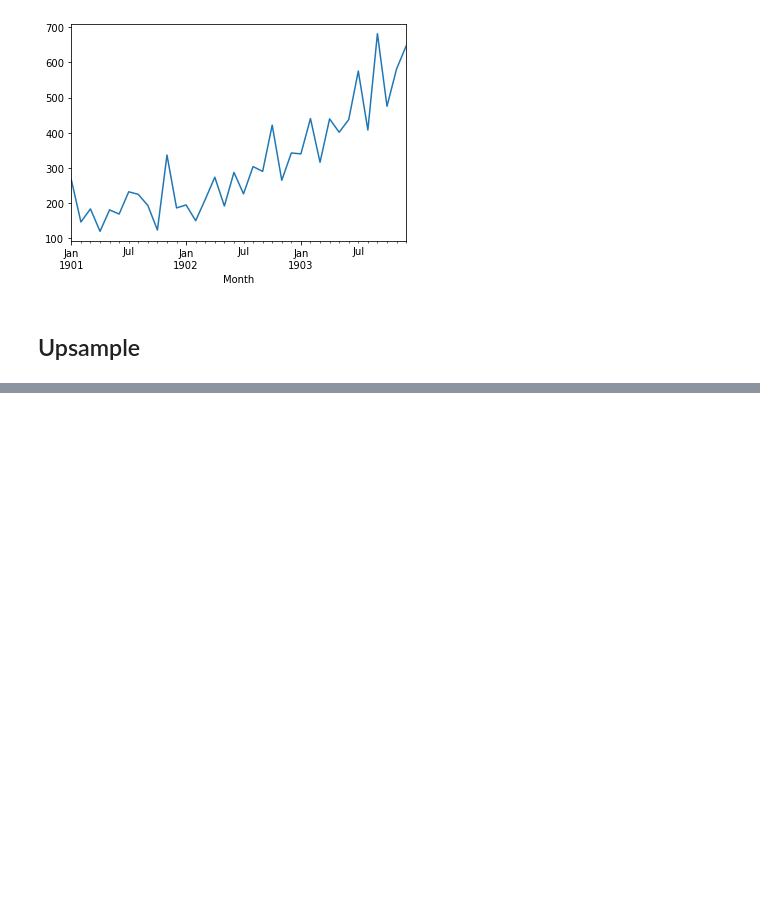
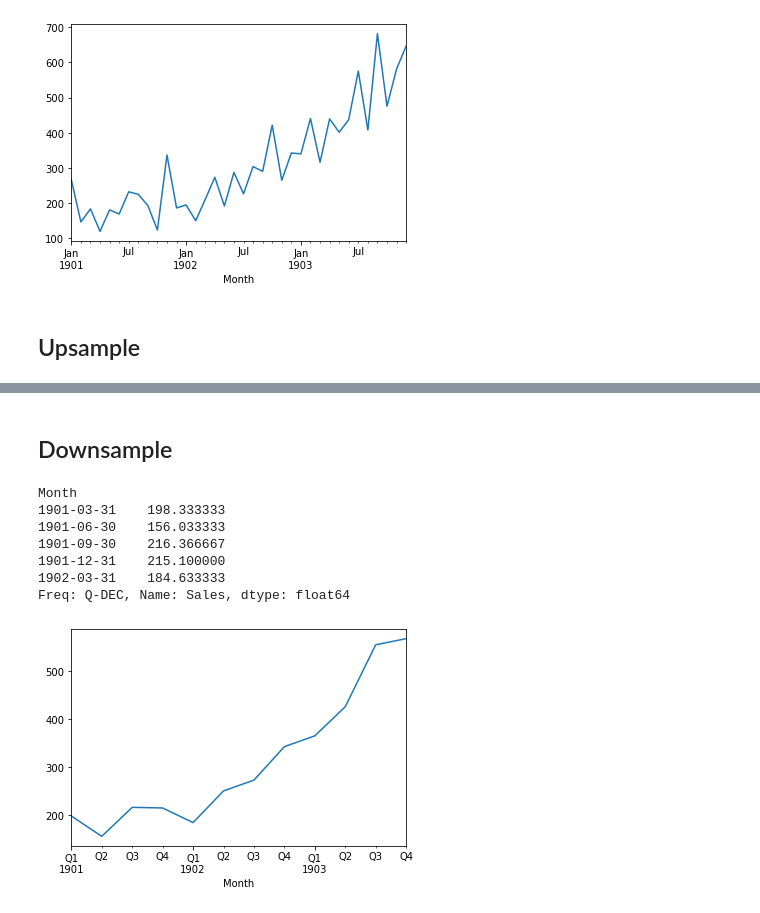
Before and after one commit to AstroiLL/Brownlee, a Jupyter notebook: resample-interpolate.ipynb, the cells around one changed output, grey strips where cells are left out. Cells and saved outputs as stored; diff of their text form; code cells hidden in the pictures; blank space fills up the shorter version.

```diff
--- a/resample-interpolate.ipynb
+++ b/resample-interpolate.ipynb
@@ -36,0 +52,17 @@ print(upsampled.head(32))
+# %% [markdown]
+## Downsample
+# %%
+resample = series.resample('Q')
+quarterly_mean_sales = resample.mean()
+print(quarterly_mean_sales.head())
+quarterly_mean_sales.plot()
+pyplot.show()
+# %% [output]
+Month
+1901-03-31    198.333333
+1901-06-30    156.033333
+1901-09-30    216.366667
+1901-12-31    215.100000
+1902-03-31    184.633333
+Freq: Q-DEC, Name: Sales, dtype: float64
+[figure, added]
```
Also changed, not shown: parts of 3 cells of this notebook.
